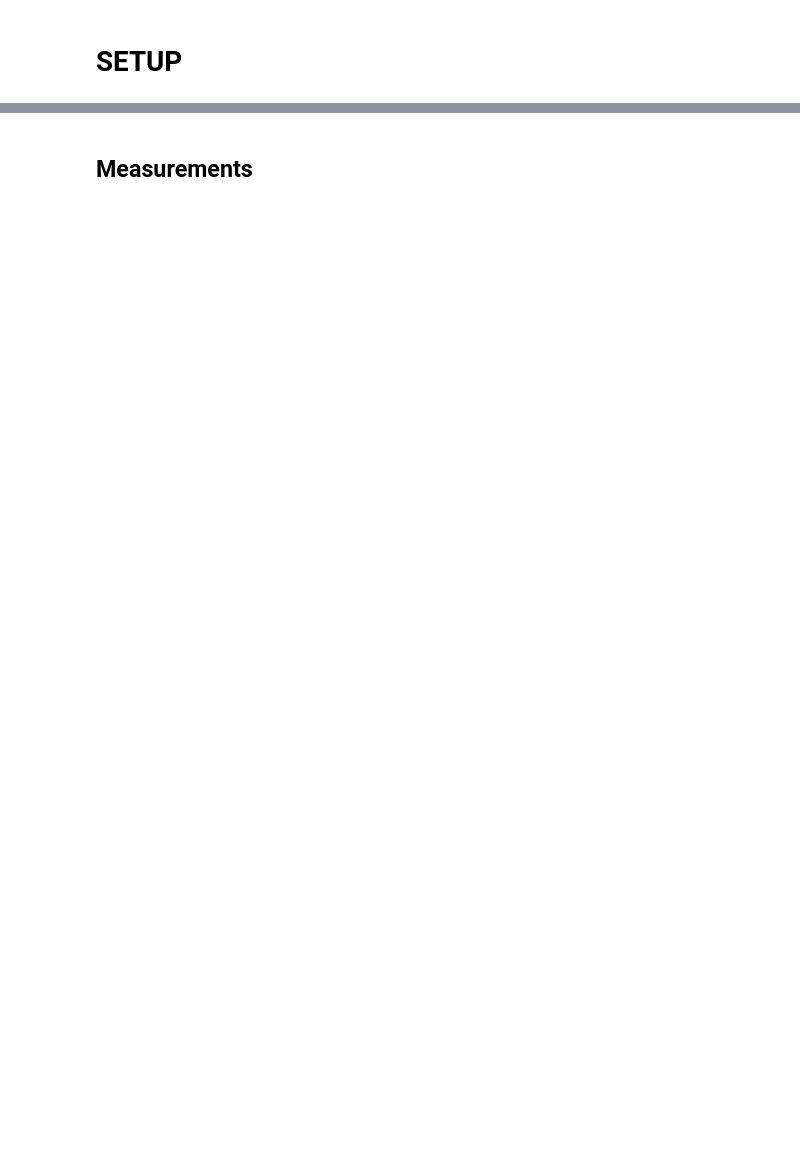
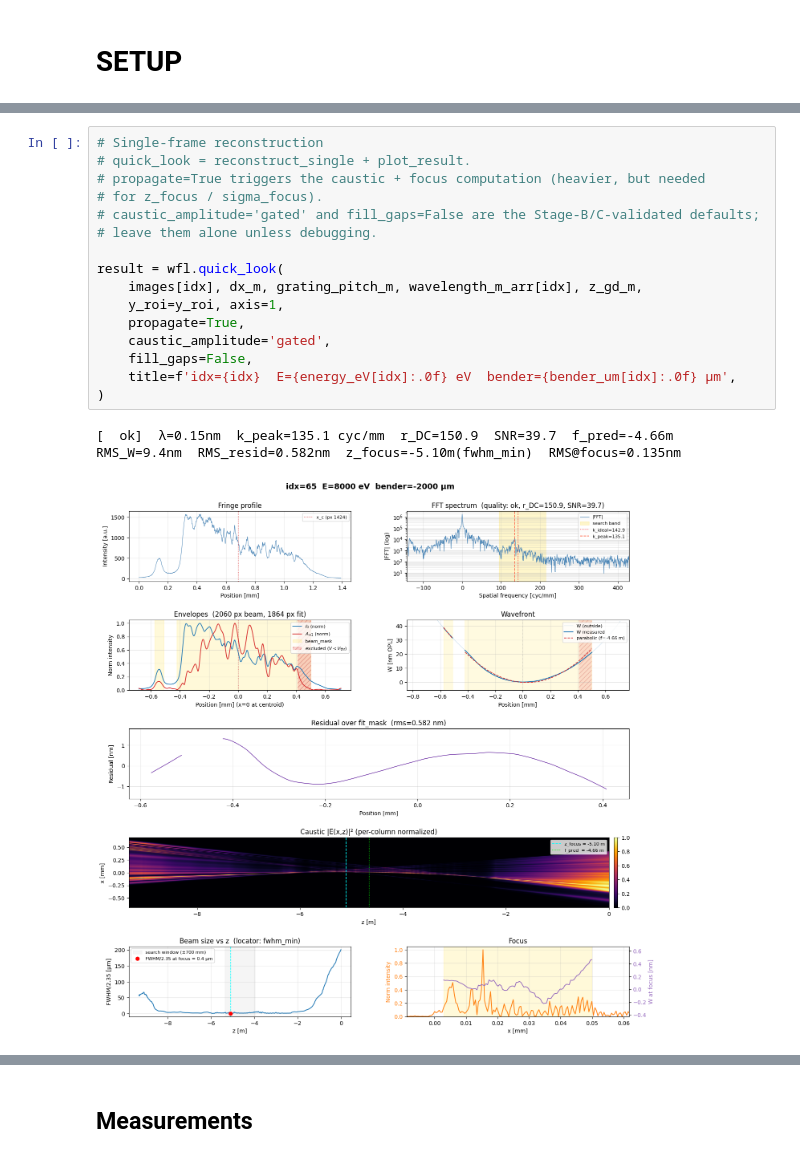
Before and after one commit to dream-beam/nabla, a Jupyter notebook: wfs-als531/20260610_fwh_wfs_scan.ipynb, the cells around one changed output, grey strips where cells are left out. Cells and saved outputs as stored; diff of their text form; blank space fills up the shorter version.

```diff
--- a/wfs-als531/20260610_fwh_wfs_scan.ipynb
+++ b/wfs-als531/20260610_fwh_wfs_scan.ipynb
@@ -490,0 +449,19 @@ plt.show()
+# %%
+# Single-frame reconstruction
+# quick_look = reconstruct_single + plot_result.
+# propagate=True triggers the caustic + focus computation (heavier, but needed
+# for z_focus / sigma_focus).
+# caustic_amplitude='gated' and fill_gaps=False are the Stage-B/C-validated defaults;
+# leave them alone unless debugging.
+
+result = wfl.quick_look(
+    images[idx], dx_m, grating_pitch_m, wavelength_m_arr[idx], z_gd_m,
+    y_roi=y_roi, axis=1,
+    propagate=True,
+    caustic_amplitude='gated',
+    fill_gaps=False,
+    title=f'idx={idx}  E={energy_eV[idx]:.0f} eV  bender={bender_um[idx]:.0f} µm',
+)
+# %% [output]
+[  ok]  λ=0.15nm  k_peak=135.1 cyc/mm  r_DC=150.9  SNR=39.7  f_pred=-4.66m  RMS_W=9.4nm  RMS_resid=0.582nm  z_focus=-5.10m(fwhm_min)  RMS@focus=0.135nm
+[figure, added]
```
Also changed, not shown: parts of 85 cells of this notebook, 1 other file.
